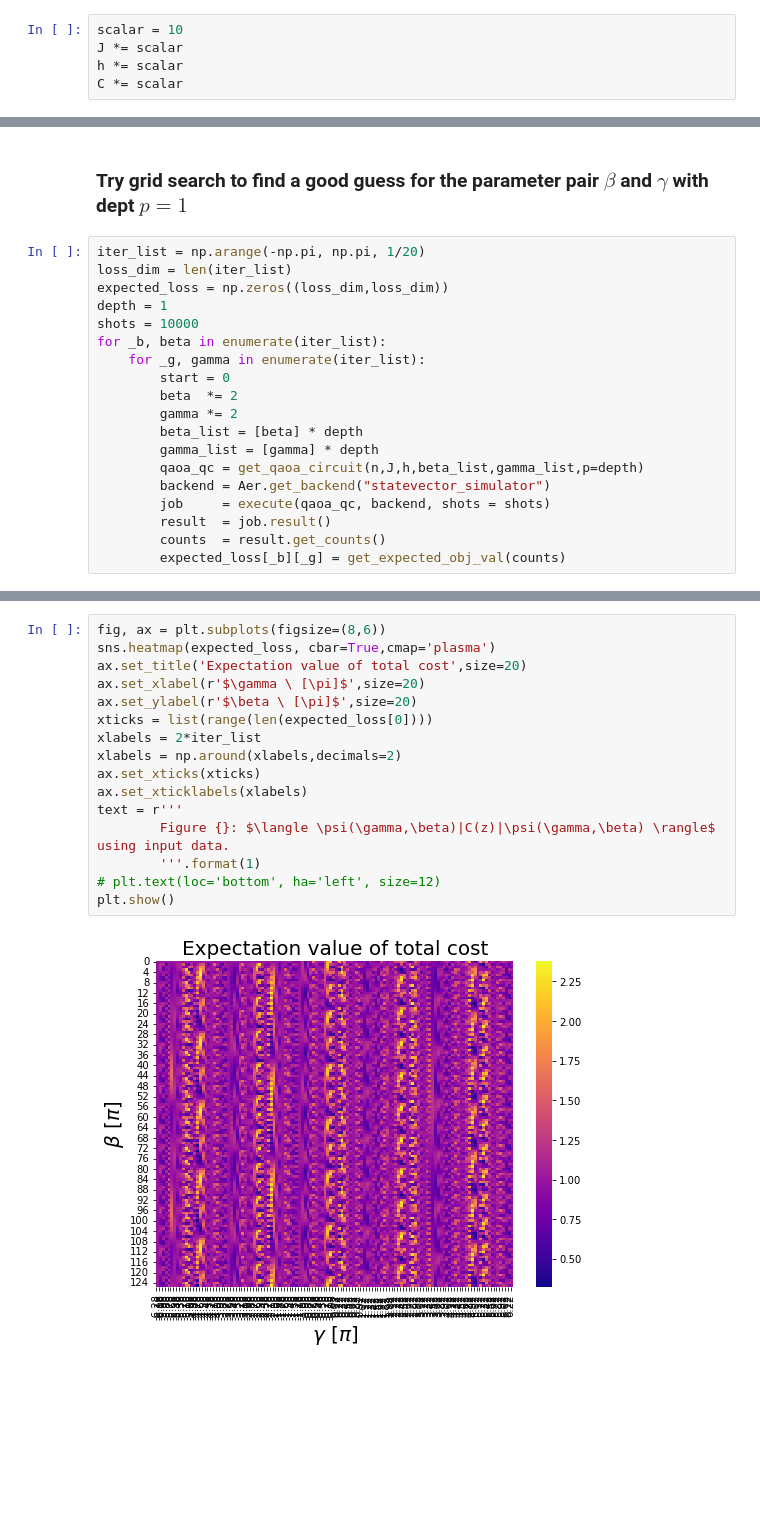
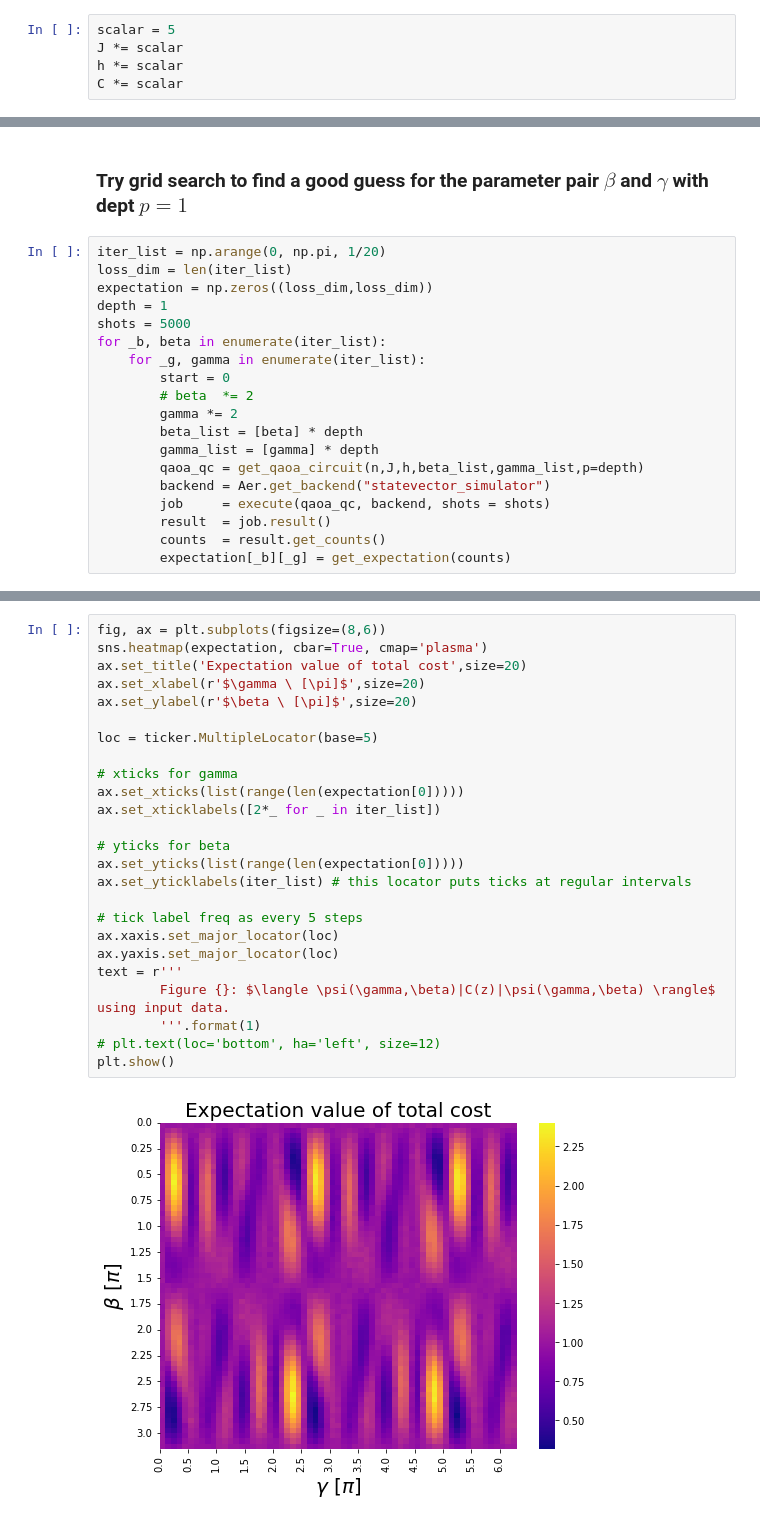
Before and after one commit to jimphon88/quantum-computing, a Jupyter notebook: mean variance optimization qaoa.ipynb, the cells around one changed output, grey strips where cells are left out. Saved outputs shown, nothing was run; the diff lists cells and outputs as text; blank space fills up the shorter version.

Commit message:
fixed circuit and expectation

```diff
--- a/mean variance optimization qaoa.ipynb
+++ b/mean variance optimization qaoa.ipynb
@@ -341,5 +341,5 @@ scale up so the weights are close to an integer
 # %%
-scalar = 10
+scalar = 5
 J *= scalar
 h *= scalar
 C *= scalar
@@ -405,15 +395,15 @@ def get_expected_obj_val(counts):
 # %% [markdown]
 ### Try grid search to find a good guess for the parameter pair $\beta$ and $\gamma$ with dept $p=1$
 # %%
-iter_list = np.arange(-np.pi, np.pi, 1/20)
+iter_list = np.arange(0, np.pi, 1/20)
 loss_dim = len(iter_list)
-expected_loss = np.zeros((loss_dim,loss_dim))
+expectation = np.zeros((loss_dim,loss_dim))
 depth = 1
-shots = 10000
+shots = 5000
 for _b, beta in enumerate(iter_list):
     for _g, gamma in enumerate(iter_list):
         start = 0
-        beta  *= 2
+        # beta  *= 2
         gamma *= 2
         beta_list = [beta] * depth
         gamma_list = [gamma] * depth
@@ -422,7 +412,7 @@ for _b, beta in enumerate(iter_list):
         job     = execute(qaoa_qc, backend, shots = shots)
         result  = job.result()
         counts  = result.get_counts()
-        expected_loss[_b][_g] = get_expected_obj_val(counts)
+        expectation[_b][_g] = get_expectation(counts)
 # %%
 report = {}
 for count in counts:
@@ -450,18 +444,27 @@ from matplotlib.ticker import MultipleLocator, FormatStrFormatter
 # %%
 fig, ax = plt.subplots(figsize=(8,6))
-sns.heatmap(expected_loss, cbar=True,cmap='plasma')
+sns.heatmap(expectation, cbar=True, cmap='plasma')
 ax.set_title('Expectation value of total cost',size=20)
 ax.set_xlabel(r'$\gamma \ [\pi]$',size=20)
 ax.set_ylabel(r'$\beta \ [\pi]$',size=20)
-xticks = list(range(len(expected_loss[0])))
-xlabels = 2*iter_list
-xlabels = np.around(xlabels,decimals=2)
-ax.set_xticks(xticks)
-ax.set_xticklabels(xlabels)
+
+loc = ticker.MultipleLocator(base=5)
+
+# xticks for gamma
+ax.set_xticks(list(range(len(expectation[0]))))
+ax.set_xticklabels([2*_ for _ in iter_list])
+
+# yticks for beta
+ax.set_yticks(list(range(len(expectation[0]))))
+ax.set_yticklabels(iter_list) # this locator puts ticks at regular intervals
+
+# tick label freq as every 5 steps
+ax.xaxis.set_major_locator(loc)
+ax.yaxis.set_major_locator(loc)
 text = r'''
         Figure {}: $\langle \psi(\gamma,\beta)|C(z)|\psi(\gamma,\beta) \rangle$ using input data.
         '''.format(1)
 # plt.text(loc='bottom', ha='left', size=12)
 plt.show()
 # %% [output]
-[figure, old version]
+[figure, new version]
```
Also changed, not shown: parts of 24 cells of this notebook.
